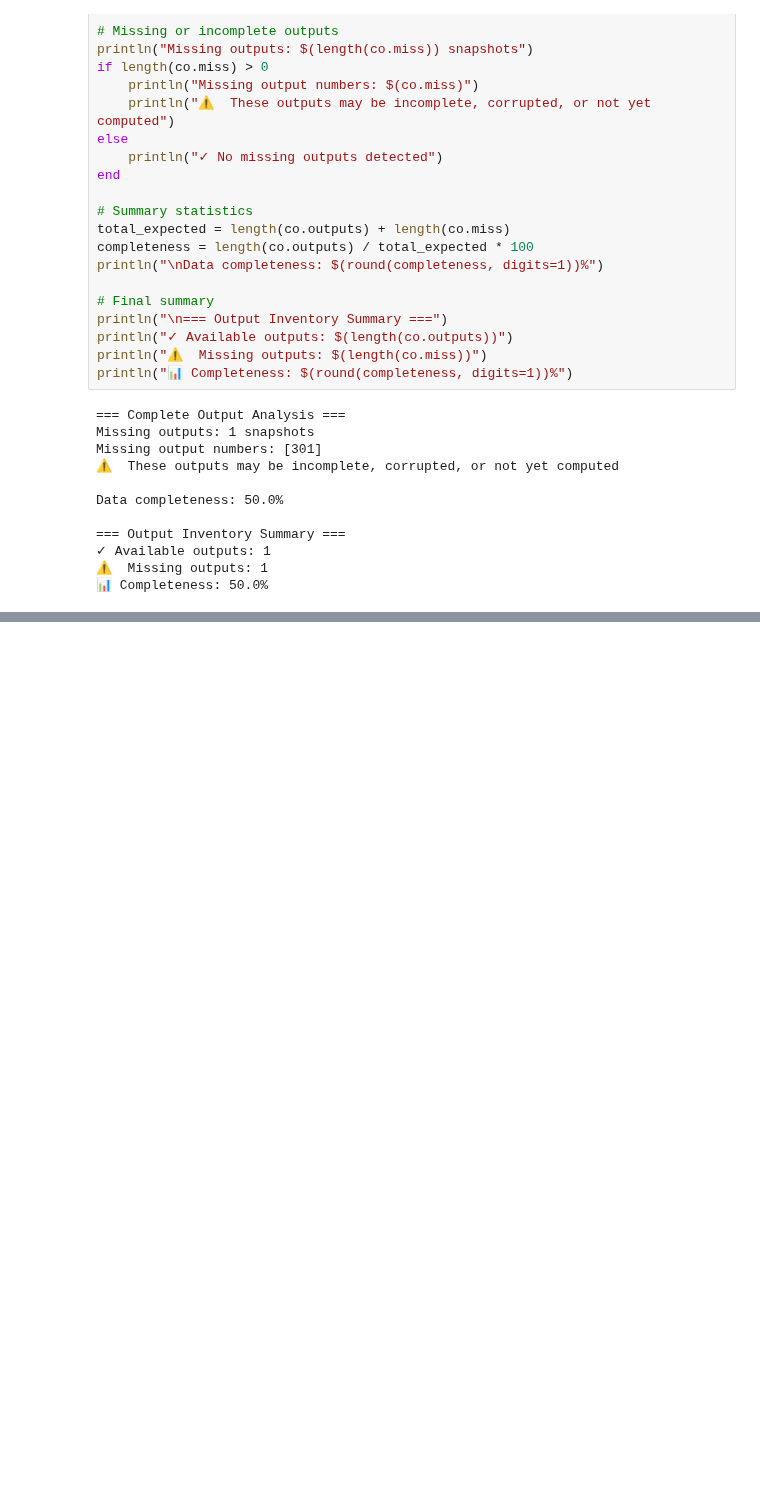
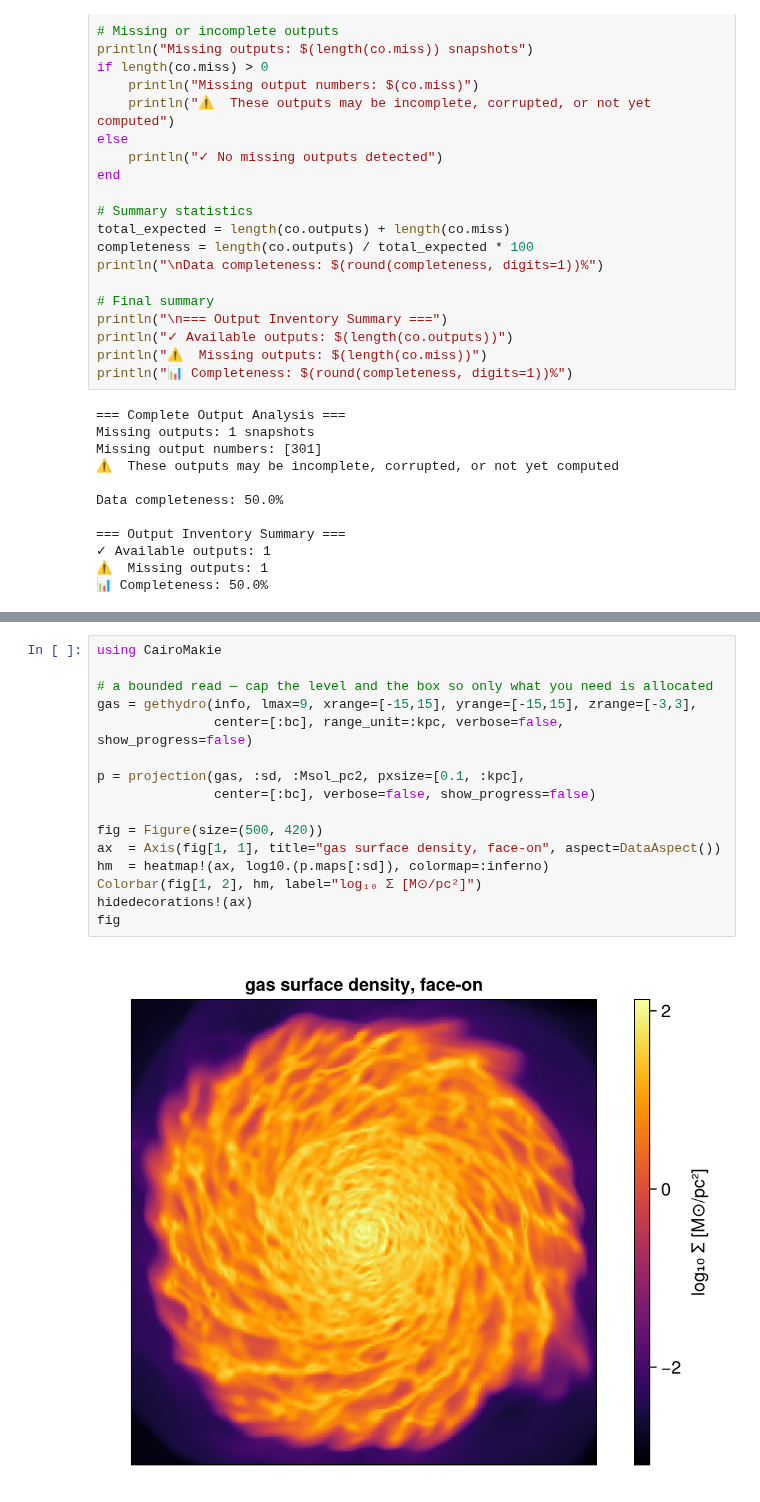
Before and after one commit to ManuelBehrendt/Notebooks, a Jupyter notebook: Mera-Docs/version_1.1/00_multi_FirstSteps.ipynb, the cells around one changed output, grey strips where cells are left out. Cells and saved outputs as stored; diff of their text form; blank space fills up the shorter version.

```diff
--- a/Mera-Docs/version_1.1/00_multi_FirstSteps.ipynb
+++ b/Mera-Docs/version_1.1/00_multi_FirstSteps.ipynb
@@ -993,0 +888,18 @@ Data completeness: 50.0%
+# %%
+using CairoMakie
+
+# a bounded read — cap the level and the box so only what you need is allocated
+gas = gethydro(info, lmax=9, xrange=[-15,15], yrange=[-15,15], zrange=[-3,3],
+               center=[:bc], range_unit=:kpc, verbose=false, show_progress=false)
+
+p = projection(gas, :sd, :Msol_pc2, pxsize=[0.1, :kpc],
+               center=[:bc], verbose=false, show_progress=false)
+
+fig = Figure(size=(500, 420))
+ax  = Axis(fig[1, 1], title="gas surface density, face-on", aspect=DataAspect())
+hm  = heatmap!(ax, log10.(p.maps[:sd]), colormap=:inferno)
+Colorbar(fig[1, 2], hm, label="log₁₀ Σ [M⊙/pc²]")
+hidedecorations!(ax)
+fig
+# %% [output]
+[figure, added]
```
Also changed, not shown: parts of 9 cells of this notebook, 4 other files.
